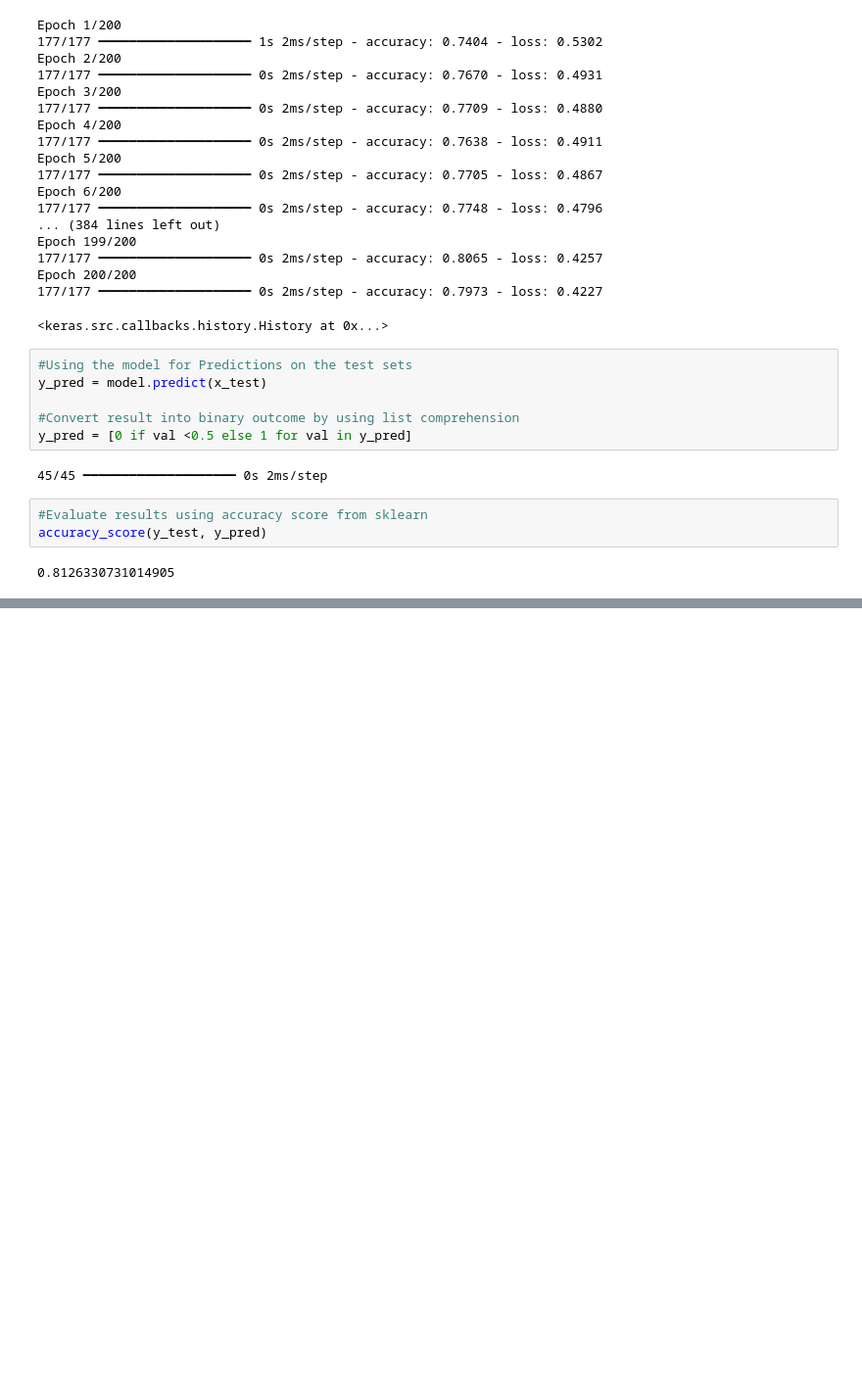
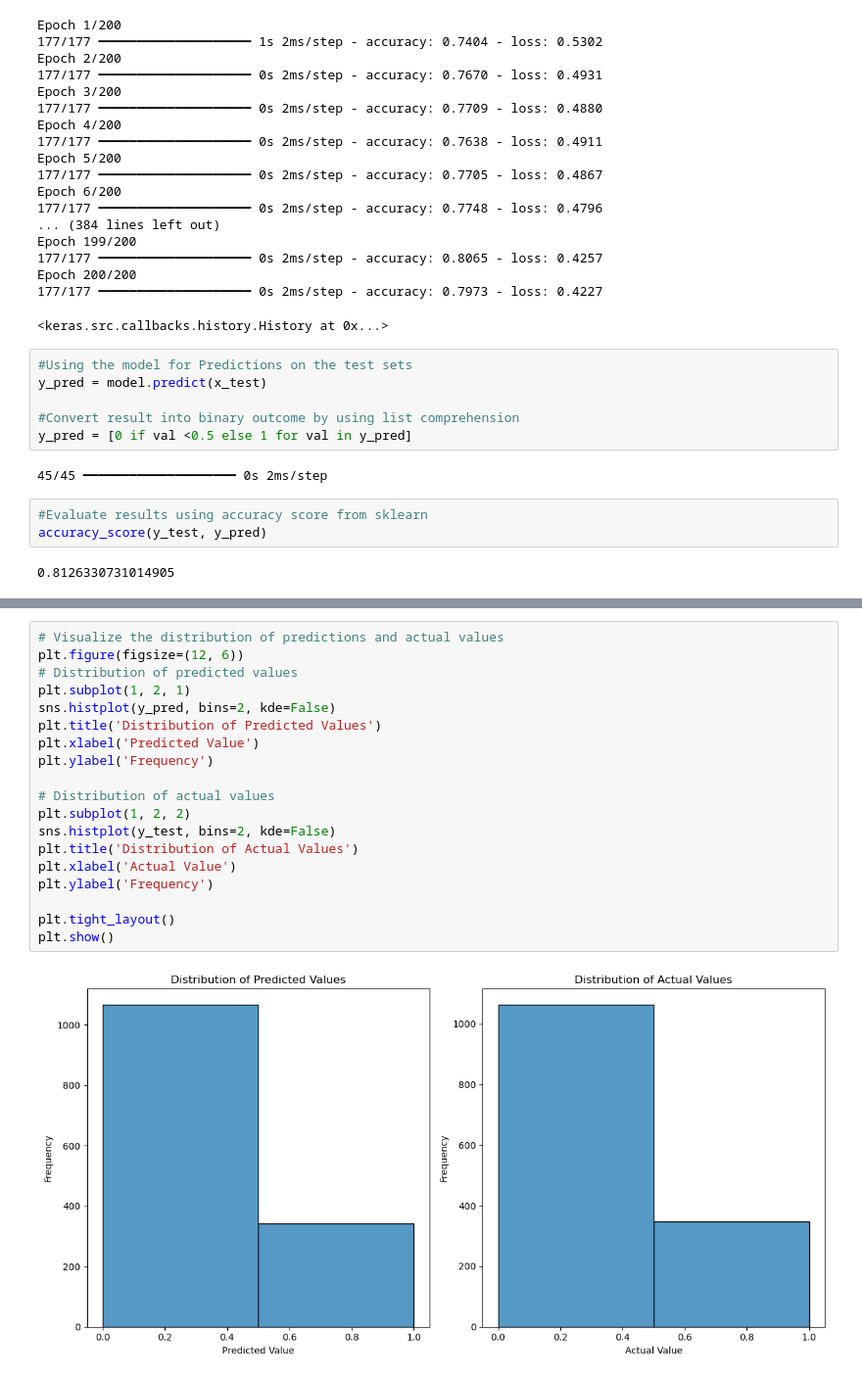
Before and after one commit to Limotto92/PortfolioProject2Covid, a Jupyter notebook: Tensorflow model to predict customer churn.ipynb, the cells around one changed output, grey strips where cells are left out. Shown at 98% size. Drawn from its saved outputs; the diff is of its cells as text; blank space fills up the shorter version.

```diff
--- a/Tensorflow model to predict customer churn.ipynb
+++ b/Tensorflow model to predict customer churn.ipynb
@@ -113,0 +146,21 @@ accuracy_score(y_test, y_pred)
+# %%
+# Visualize the distribution of predictions and actual values
+plt.figure(figsize=(12, 6))
+# Distribution of predicted values
+plt.subplot(1, 2, 1)
+sns.histplot(y_pred, bins=2, kde=False)
+plt.title('Distribution of Predicted Values')
+plt.xlabel('Predicted Value')
+plt.ylabel('Frequency')
+
+# Distribution of actual values
+plt.subplot(1, 2, 2)
+sns.histplot(y_test, bins=2, kde=False)
+plt.title('Distribution of Actual Values')
+plt.xlabel('Actual Value')
+plt.ylabel('Frequency')
+
+plt.tight_layout()
+plt.show()
+# %% [output]
+[figure, added]
```
Also changed, not shown: parts of 4 cells of this notebook.
